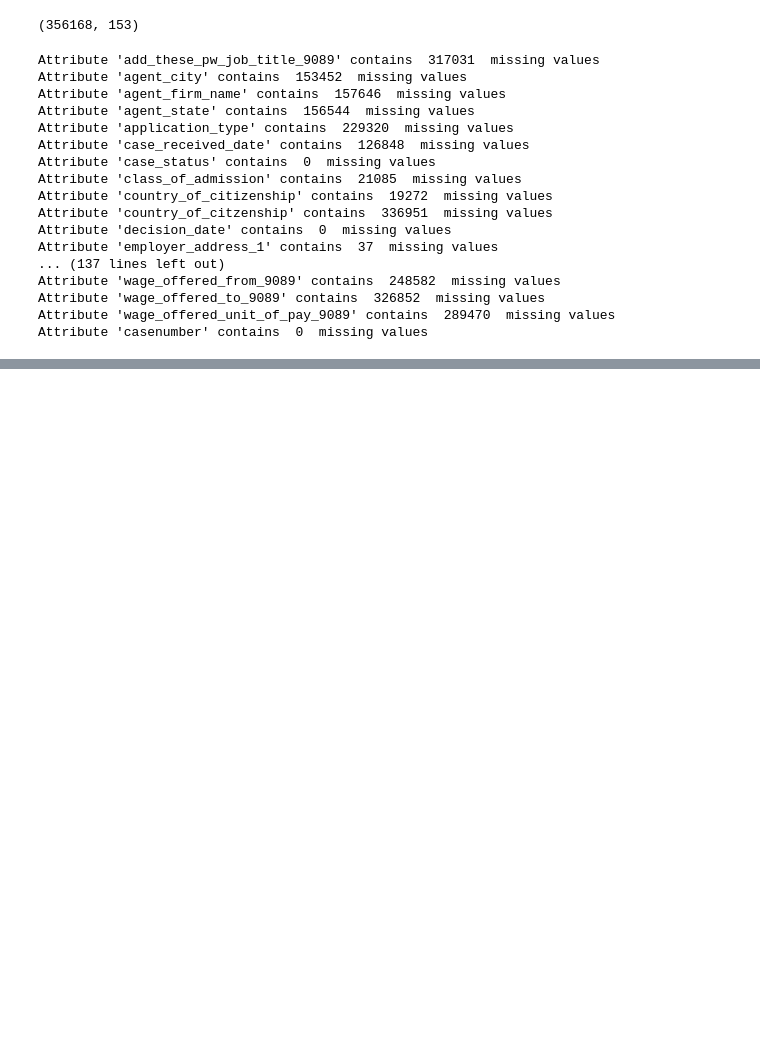
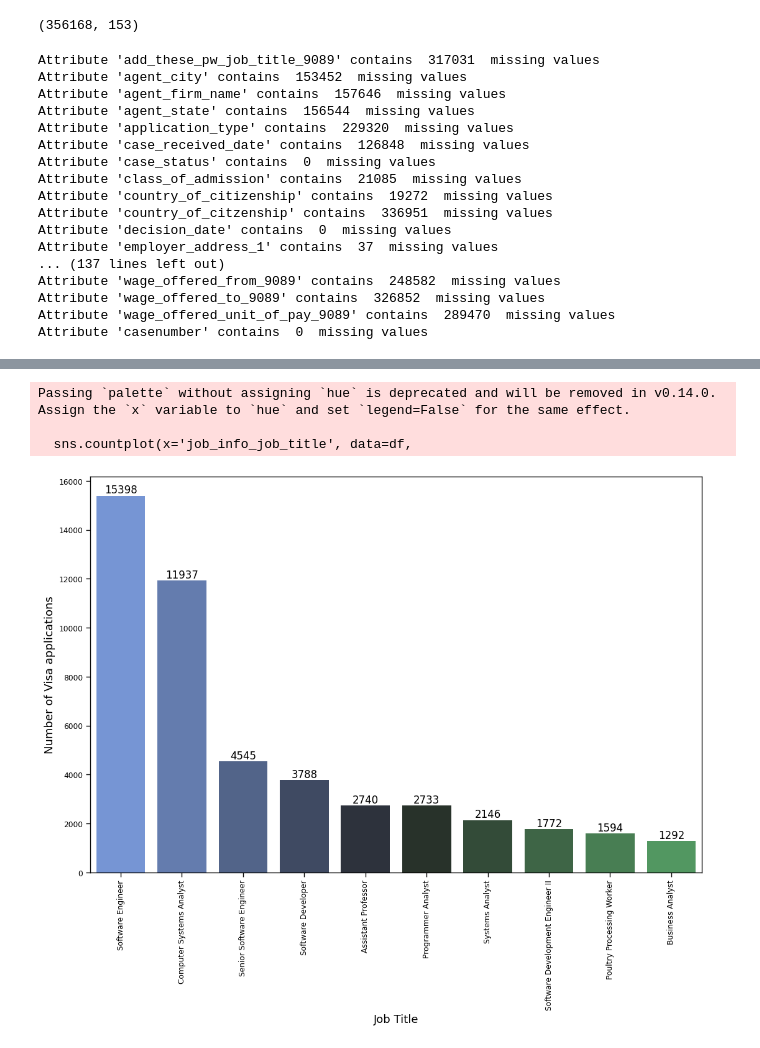
Before and after one commit to Josh-Sackey/CS5361_Group9, a Jupyter notebook: finalproject.ipynb, the cells around one changed output, grey strips where cells are left out. Drawn from its saved outputs; the diff is of its cells as text; code cells hidden in the pictures; blank space fills up the shorter version.

```diff
--- a/finalproject.ipynb
+++ b/finalproject.ipynb
@@ -200,0 +290,17 @@ Attribute 'casenumber' contains  0  missing values
+# %%
+#Standardization of casing for letters.
+#Splitting job titles by '-'
+df['job_info_job_title'] = df['job_info_job_title'].astype(str).str.split('-').str[0]
+#Splitting job titles by 'ii'
+df['job_info_job_title'] = df['job_info_job_title'].astype(str).str.split('ii').str[0]
+#Splitting job titles by '/'
+df['job_info_job_title'] = df['job_info_job_title'].astype(str).str.split('/').str[0]
+#Removing leading and ending spaces
+df['job_info_job_title'] = df['job_info_job_title'].astype(str).str.strip()
+#Replacing "sr." values with "senior"
+df['job_info_job_title'] = df['job_info_job_title'].str.replace('sr.', 'senior')
+#Replacing "NaN", "NaT" and "nan" values with np.nan
+df['job_info_job_title'].replace(["NaN", 'NaT','nan'], np.nan, inplace = True)
+
+
+df['job_info_job_title'].value_counts(dropna=True)[:10]
@@ -200,0 +326,27 @@ Attribute 'casenumber' contains  0  missing values
+# %%
+# Setting plot parameters
+fig, ax = plt.subplots()
+fig.set_size_inches(12.7, 8.27)
+
+# Create the countplot
+sns.countplot(x='job_info_job_title', data=df,
+              palette=sns.diverging_palette(255, 133, l=60, n=10, center="dark"),
+              order=df['job_info_job_title'].value_counts().iloc[:10].index)
+
+# Rotate x-axis labels for better readability
+plt.xticks(rotation=90)
+
+# Iterate over elements in "job_info_job_title" column and display counts above bars
+for i, v in df['job_info_job_title'].value_counts().head(10).items():
+    ax.text(i, v, str(v), ha='center', va='bottom')
+
+# Set labels for axes
+ax.set(xlabel='Job Title', ylabel='Number of Visa applications')
+
+# Show the plot
+plt.show()
+# %% [output]
+Passing `palette` without assigning `hue` is deprecated and will be removed in v0.14.0. Assign the `x` variable to `hue` and set `legend=False` for the same effect.
+
+  sns.countplot(x='job_info_job_title', data=df,
+[figure, added]
```
Also changed, not shown: parts of 13 cells of this notebook.
